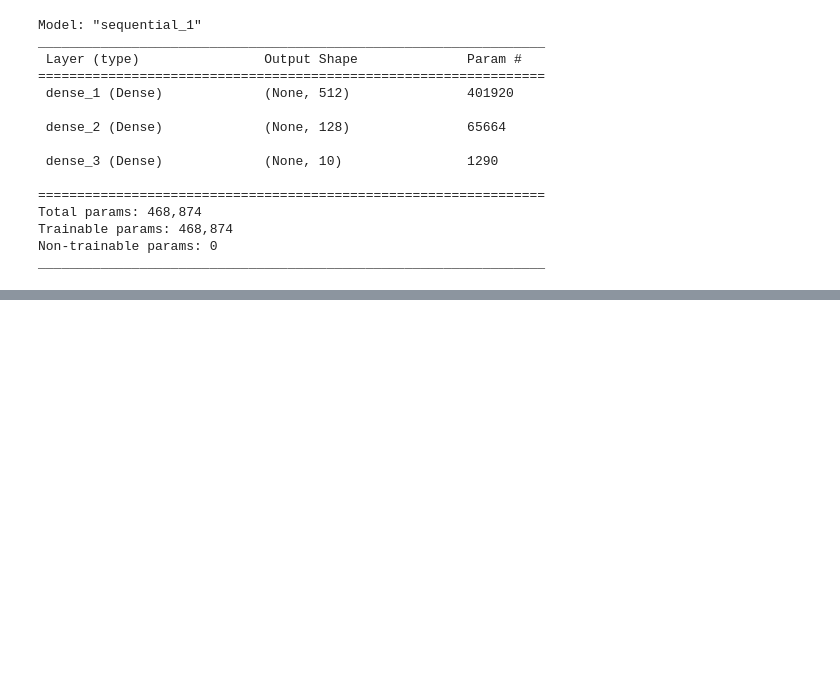
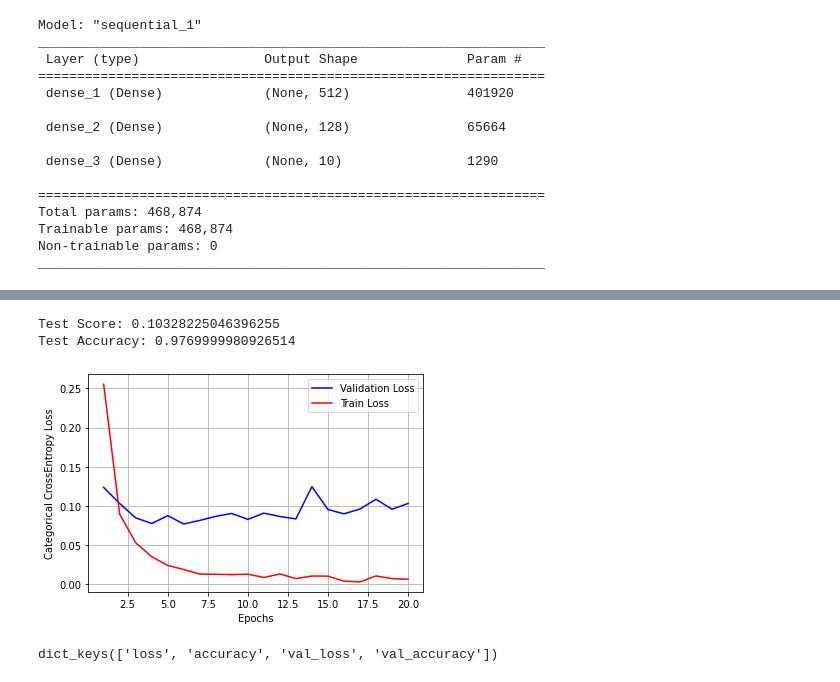
Before and after one commit to sharathc21/HackerRankPrograms, a Jupyter notebook: KerasMNIST.ipynb, the cells around one changed output, grey strips where cells are left out. Saved outputs shown, nothing was run; the diff lists cells and outputs as text; code cells hidden in the pictures; blank space fills up the shorter version.

```diff
--- a/KerasMNIST.ipynb
+++ b/KerasMNIST.ipynb
@@ -249,0 +325,13 @@ plt.show
+# %%
+model_relu= Sequential()
+
+model_relu.add(Dense(512, activation = 'relu', input_shape=(input_dim,), kernel_initializer=RandomNormal(mean=0.0, stddev =0.125, seed=None)))
+model_relu.add(Dense(128, activation='relu',  kernel_initializer=RandomNormal(mean=0.0, stddev =0.125, seed=None)))
+model_relu.add(Dense(output_dim, activation='softmax'))
+
+
+model_relu.summary()
+
+model_relu.compile(optimizer='ADAM', loss='categorical_crossentropy', metrics=['accuracy'])
+
+history_relu = model_relu.fit(x_train, y_train, batch_size=120, epochs=20, verbose=1, validation_data=(x_test, y_test))
@@ -249,0 +356,22 @@ plt.show
+# %%
+score = model_relu.evaluate(x_test, y_test, verbose=0)
+print("Test Score:", score[0])
+print("Test Accuracy:", score[1])
+
+fig, ax = plt.subplots(1,1)
+ax.set_xlabel('Epochs')
+ax.set_ylabel('Categorical CrossEntropy Loss')
+
+x= list(range(1, nb_epoch+1))
+
+vy = history_relu.history['val_loss']
+ty = history_relu.history['loss']
+plt_dynamic(x, vy, ty, ax)
+# %% [output]
+Test Score: 0.10328225046396255
+Test Accuracy: 0.9769999980926514
+[figure, added]
+# %%
+history_relu.history.keys()
+# %% [output]
+dict_keys(['loss', 'accuracy', 'val_loss', 'val_accuracy'])
```
Also changed, not shown: parts of 24 cells of this notebook.
